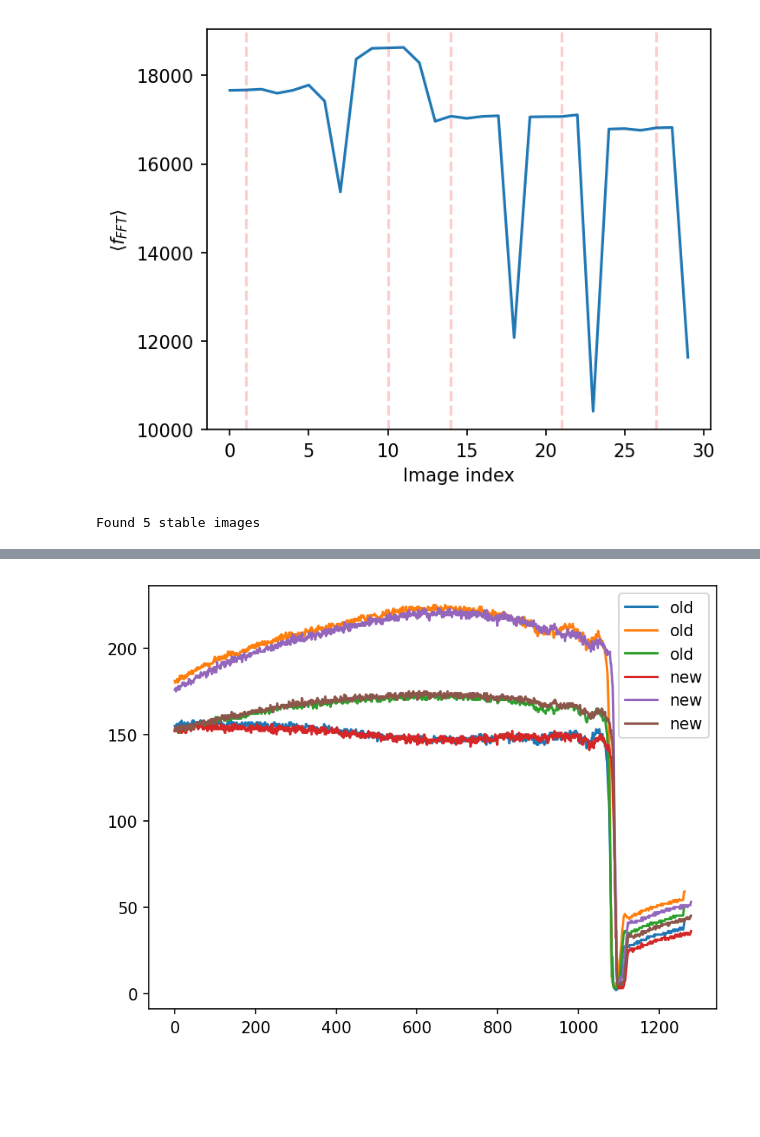
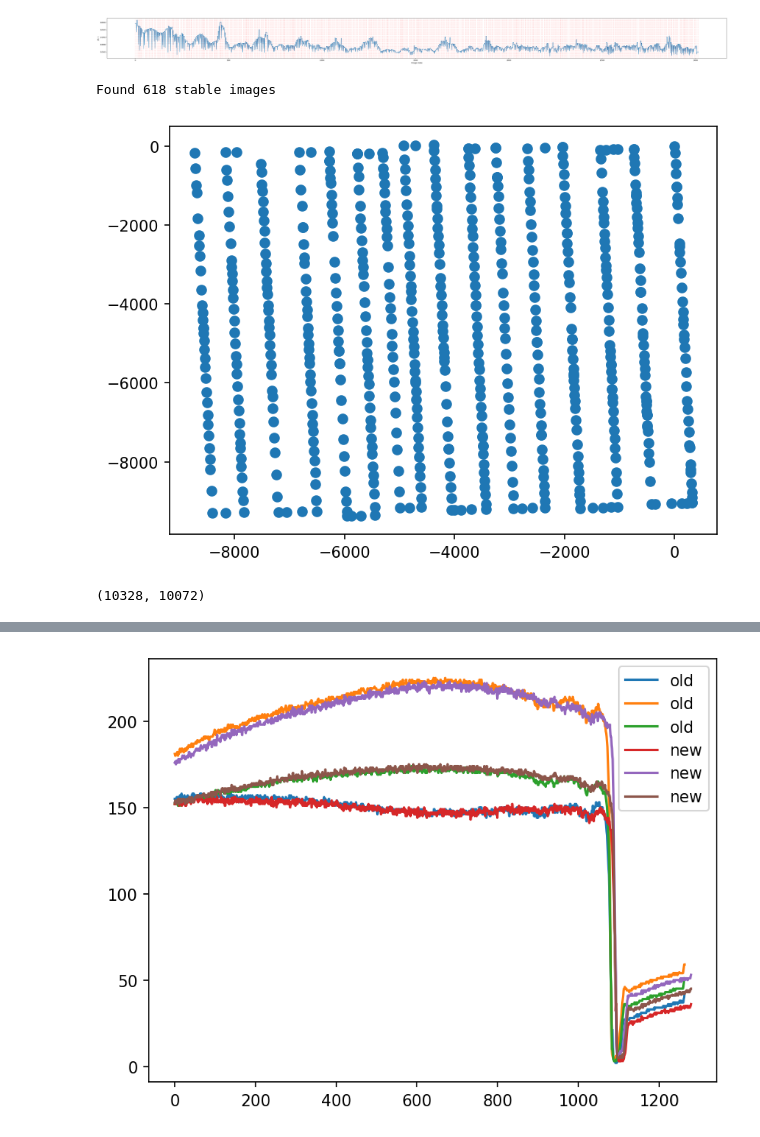
Before and after one commit to Jfeatherstone/stitcher, a Jupyter notebook: ManualStitch.ipynb, the cells around one changed output, grey strips where cells are left out. Cells and saved outputs as stored; diff of their text form; code cells hidden in the pictures; blank space fills up the shorter version.

Commit message:
Auto adjusting canvas size, and trying different matchers

```diff
--- a/ManualStitch.ipynb
+++ b/ManualStitch.ipynb
@@ -16,7 +16,8 @@ import stitching as st
 
 from IPython.display import clear_output
 # %%
-imagePath = '/home/jack/Videos/map_2_images/'
+#imagePath = '/home/jack/Videos/map_2_images/'
+imagePath = '/bucket/DaniU/Members/Jack Featherstone/Test/map_2_images/'
 imageExtension = 'png'
 fileTemplateName = 'image'
 
@@ -27,10 +28,10 @@ imageIndexing = [int(img.split(fileTemplateName)[-1].split('.')[0]) for img in i
 
 images = np.array(images)[np.argsort(imageIndexing)]
 # %%
-stableImageIndices = st.identifyStableImages(images[:30], derThreshold=.05, debug=True)
+stableImageIndices = st.identifyStableImages(images, derThreshold=.05, debug=True)
 print(f'Found {len(stableImageIndices)} stable images')
 # %% [output]
-[figure, old version]
+[figure, new version]
-Found 5 stable images
+Found 618 stable images
 # %%
 stitchedOffsets = [[0,0]]
@@ -74,3 +84,17 @@ for i in tqdm.tqdm(range(len(imgArr)-1)):
 
 stitchedOffsets = np.array(stitchedOffsets)
 stitchedRotations = np.array(stitchedRotations)
+# %%
+absoluteStitchPositions = np.cumsum(stitchedOffsets, axis=0)
+
+left, right = np.min(absoluteStitchPositions[:,0]), np.max(absoluteStitchPositions[:,0])
+top, bottom = np.min(absoluteStitchPositions[:,0]), np.max(absoluteStitchPositions[:,0])
+
+approxImageSize = (int(np.abs(right - left) + imgArr[0].shape[1]), int(np.abs(bottom - top) + imgArr[-1].shape[0]))
+
+plt.scatter(absoluteStitchPositions[:,0], absoluteStitchPositions[:,1])
+plt.show()
+print(approxImageSize)
+# %% [output]
+[figure, added]
+(10328, 10072)
```
Also changed, not shown: parts of 3 cells of this notebook, 3 other files.
